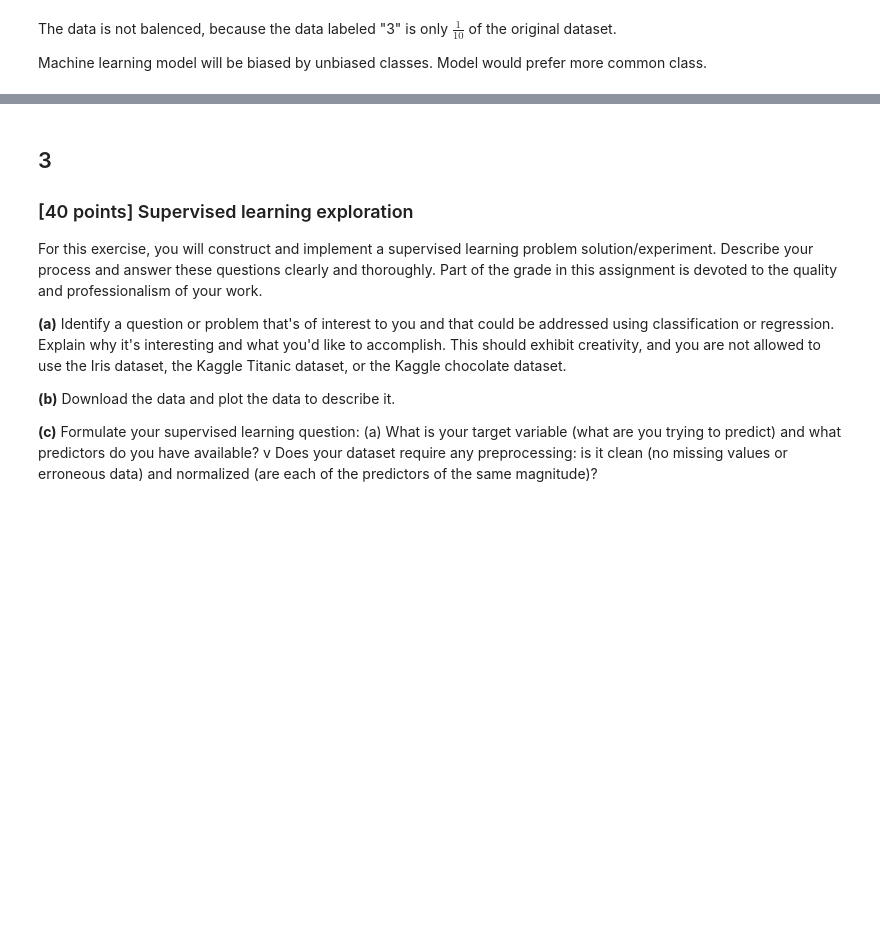
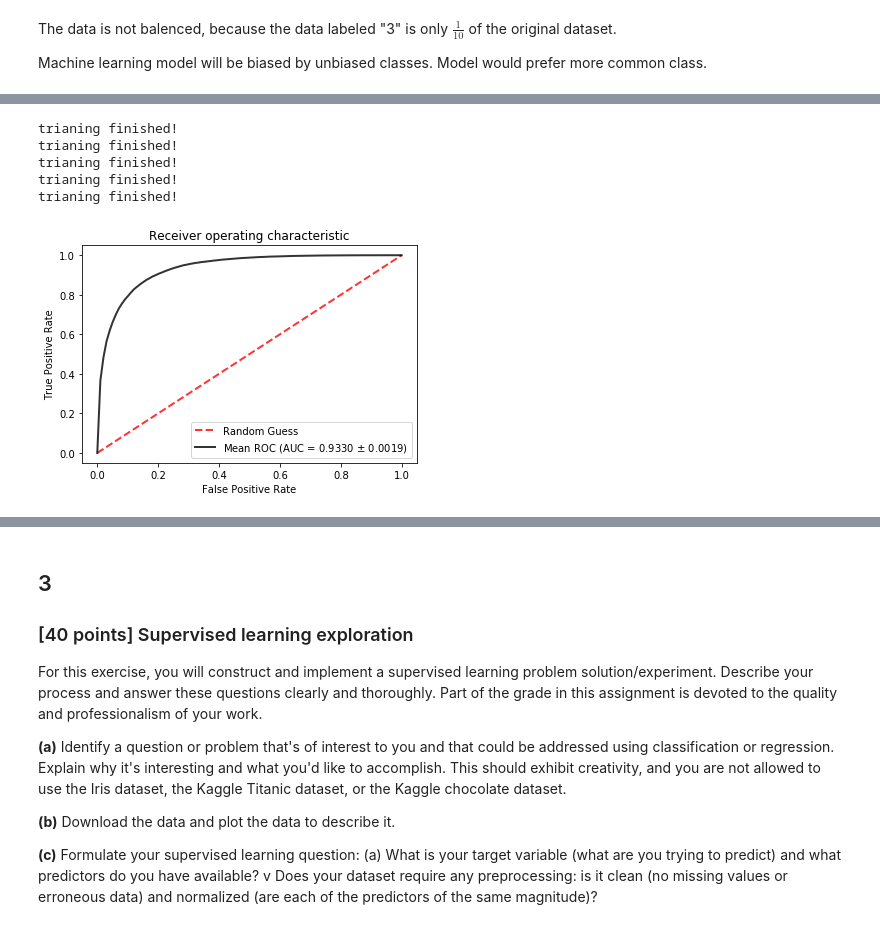
Before and after one commit to chrimiway/machine-learning-course, a Jupyter notebook: Assignment3.ipynb, the cells around one changed output, grey strips where cells are left out. Cells and saved outputs as stored; diff of their text form; code cells hidden in the pictures; blank space fills up the shorter version.

```diff
--- a/Assignment3.ipynb
+++ b/Assignment3.ipynb
@@ -515,0 +505,59 @@ Test accuracy: 0.899
+# %%
+# (d)
+x_train_ravel = np.zeros((len(y_train), 784))
+x_test_ravel = np.zeros((len(y_test), 784))
+
+for i in range(len(y_train)):
+    x_train_ravel[i] = x_train[i].ravel()
+for i in range(len(y_test)):
+    x_test_ravel[i] = x_test[i].ravel()
+
+skf = StratifiedKFold(n_splits=5)
+
+tprs = []
+aucs = []
+mean_fpr = np.linspace(0, 1, 100)
+# partition the training data into training and validation set
+for tr_index, val_index in skf.split(x_train_ravel, y_train):
+    x_tr, x_val = x[tr_index], x[val_index]
+    y_tr, y_val = y[tr_index], y[val_index]
+
+    logreg_cv = LogisticReg()
+    logreg_cv.fit(x_train=x_tr, y_train=y_tr, x_test=x_val, y_test=y_val, lr = 5)
+
+    y_val_hat = logreg_cv.predict(x_val)
+
+    fpr, tpr, thresholds = roc_curve(y_val, y_val_hat)
+    roc_auc = auc(fpr, tpr)
+
+    tprs.append(interp(mean_fpr, fpr, tpr))
+    tprs[-1][0] = 0.0
+    roc_auc = auc(fpr, tpr)
+    aucs.append(roc_auc)
+
+    pass
+
+mean_tpr = np.mean(tprs, axis=0)
+mean_tpr[-1] = 1.0
+mean_auc = auc(mean_fpr, mean_tpr)
+std_auc = np.std(aucs)
+plt.plot(mean_fpr, mean_tpr, color='black',
+         label=r'Mean ROC (AUC = %0.4f $\pm$ %0.4f)' % (mean_auc, std_auc),
+         lw=2, alpha=.8)
+
+# chance curve
+plt.plot([0, 1], [0, 1], linestyle='--', lw=2, color='r',
+         label='Random Guess', alpha=.8)
+
+plt.legend(loc="lower right")
+plt.xlabel('False Positive Rate')
+plt.ylabel('True Positive Rate')
+plt.title('Receiver operating characteristic')
+plt.show()
+# %% [output]
+trianing finished!
+trianing finished!
+trianing finished!
+trianing finished!
+trianing finished!
+[figure, added]
```
Also changed, not shown: parts of 31 cells of this notebook.
